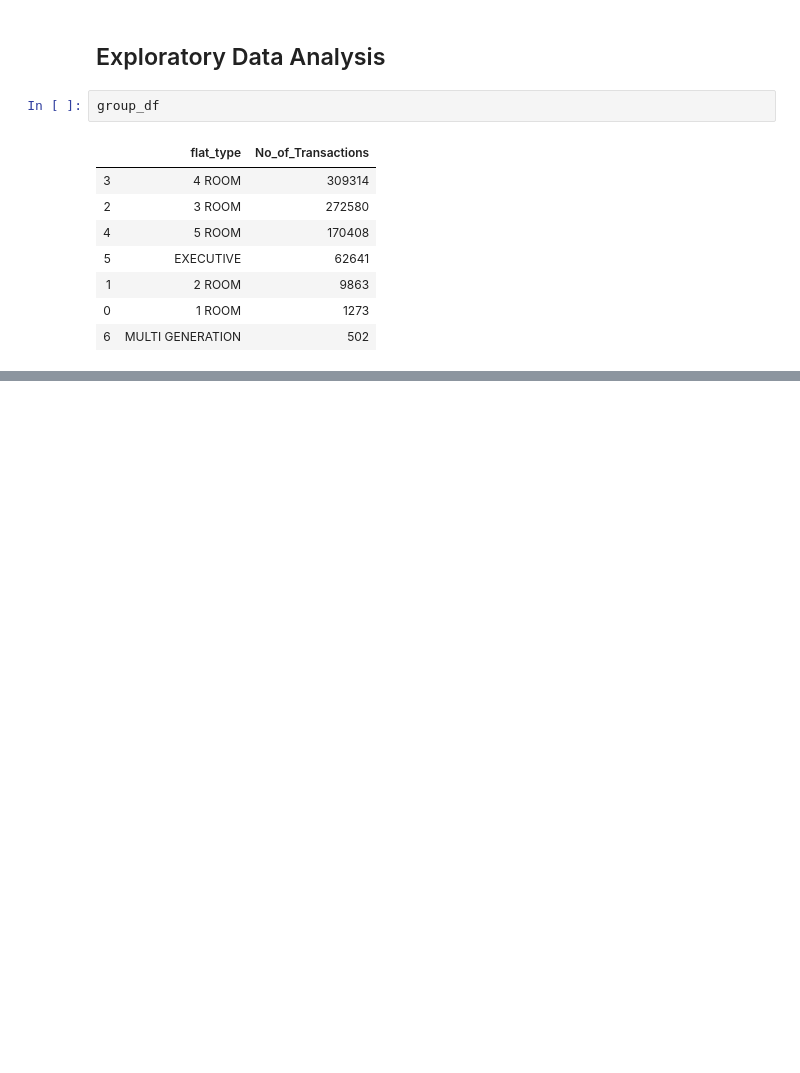
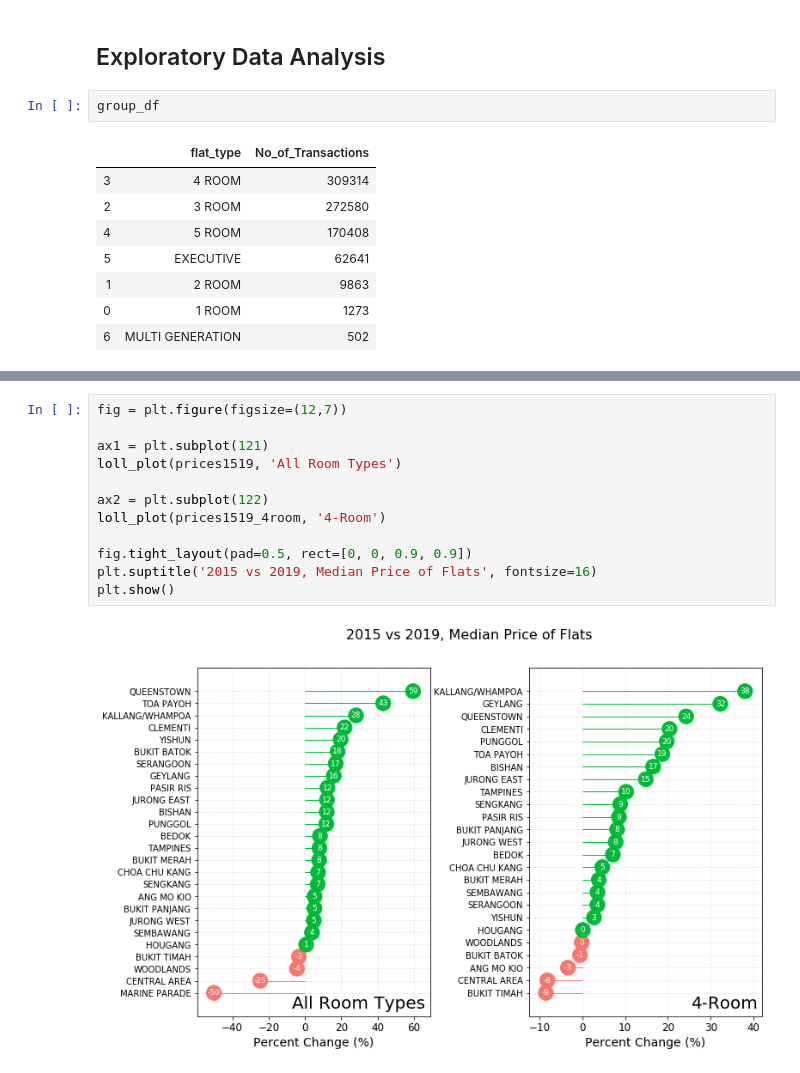
Before and after one commit to teyang-lau/HDB_Resale_Prices, a Jupyter notebook: flat_prices.ipynb, the cells around one changed output, grey strips where cells are left out. Drawn from its saved outputs; the diff is of its cells as text; blank space fills up the shorter version.

```diff
--- a/flat_prices.ipynb
+++ b/flat_prices.ipynb
@@ -319,0 +408,14 @@ fig.show()
+# %%
+fig = plt.figure(figsize=(12,7))
+
+ax1 = plt.subplot(121)
+loll_plot(prices1519, 'All Room Types')
+
+ax2 = plt.subplot(122)
+loll_plot(prices1519_4room, '4-Room')
+
+fig.tight_layout(pad=0.5, rect=[0, 0, 0.9, 0.9])
+plt.suptitle('2015 vs 2019, Median Price of Flats', fontsize=16)
+plt.show()
+# %% [output]
+[figure, added]
```
Also changed, not shown: parts of 9 cells of this notebook.
